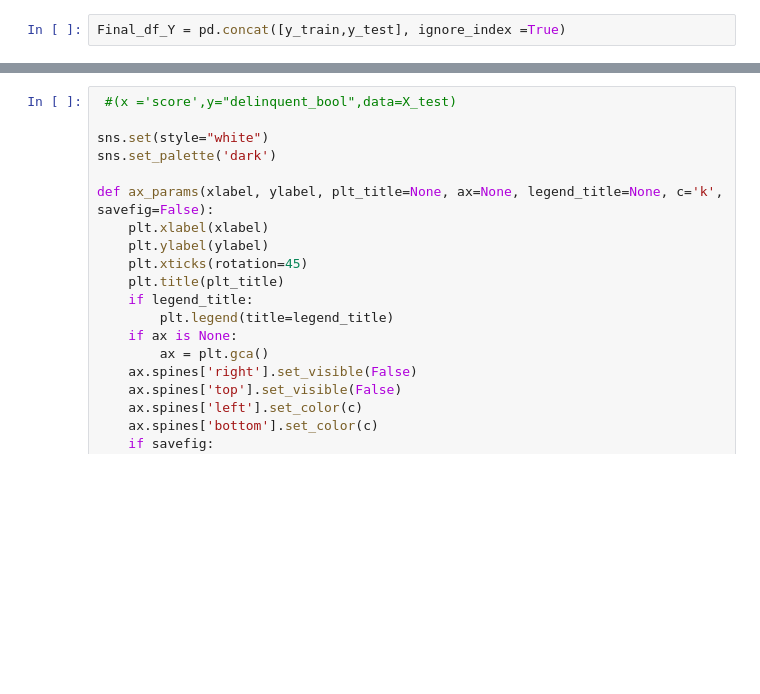
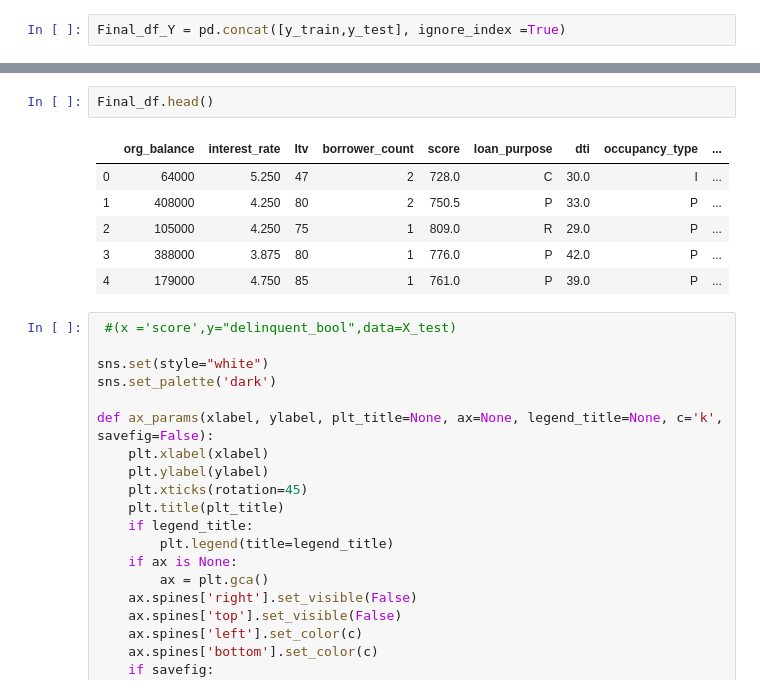
Before and after one commit to vyjayanthipp/Secondary_Mortgage_Loans, a Jupyter notebook: codes/VJ_Model.ipynb, the cells around one changed output, grey strips where cells are left out. Saved outputs shown, nothing was run; the diff lists cells and outputs as text; blank space fills up the shorter version.

```diff
--- a/codes/VJ_Model.ipynb
+++ b/codes/VJ_Model.ipynb
@@ -96,3 +93,12 @@ KeyboardInterrupt:
+# %%
+Final_df.head()
+# %% [output]
+|  | org_balance | interest_rate | ltv | borrower_count | score | loan_purpose | dti | occupancy_type | ... |
+| 0 | 64000 | 5.250 | 47 | 2 | 728.0 | C | 30.0 | I | ... |
+| 1 | 408000 | 4.250 | 80 | 2 | 750.5 | P | 33.0 | P | ... |
+| 2 | 105000 | 4.250 | 75 | 1 | 809.0 | R | 29.0 | P | ... |
+| 3 | 388000 | 3.875 | 80 | 1 | 776.0 | P | 42.0 | P | ... |
+| 4 | 179000 | 4.750 | 85 | 1 | 761.0 | P | 39.0 | P | ... |
 # %%
  #(x ='score',y="delinquent_bool",data=X_test)
 
```
Also changed, not shown: parts of 21 cells of this notebook.
